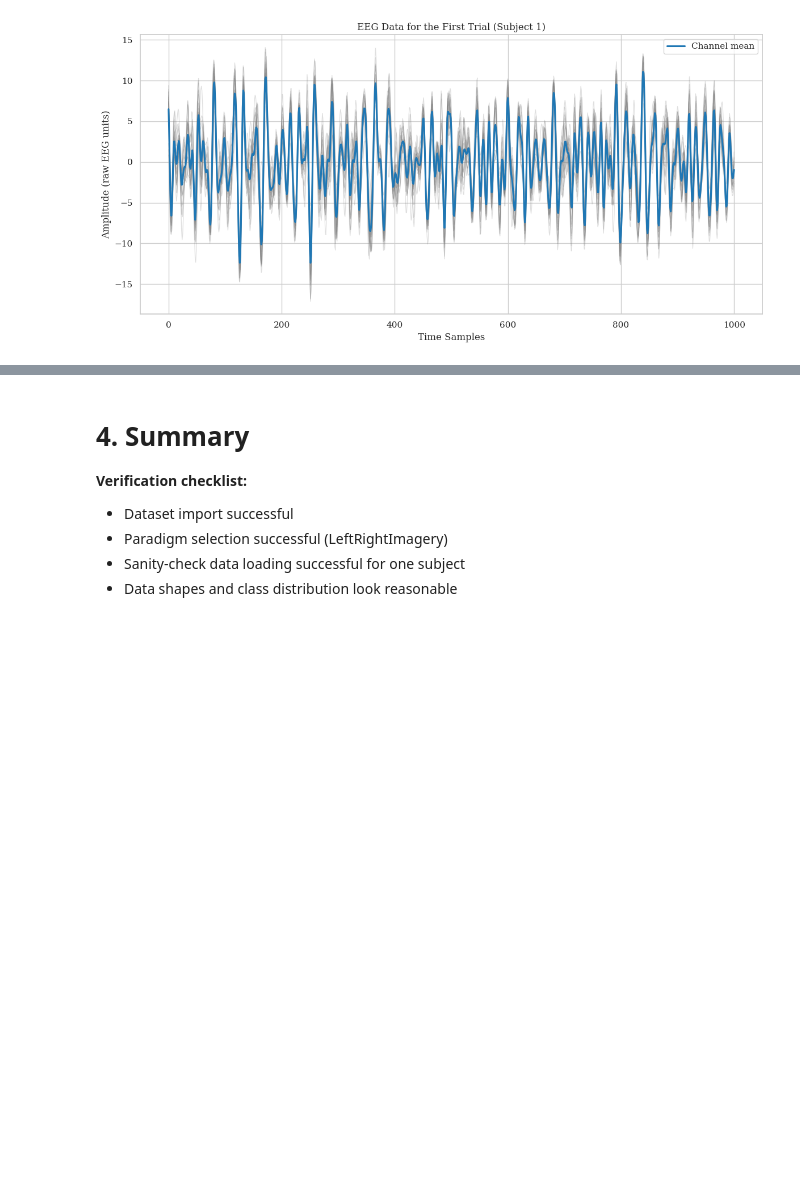
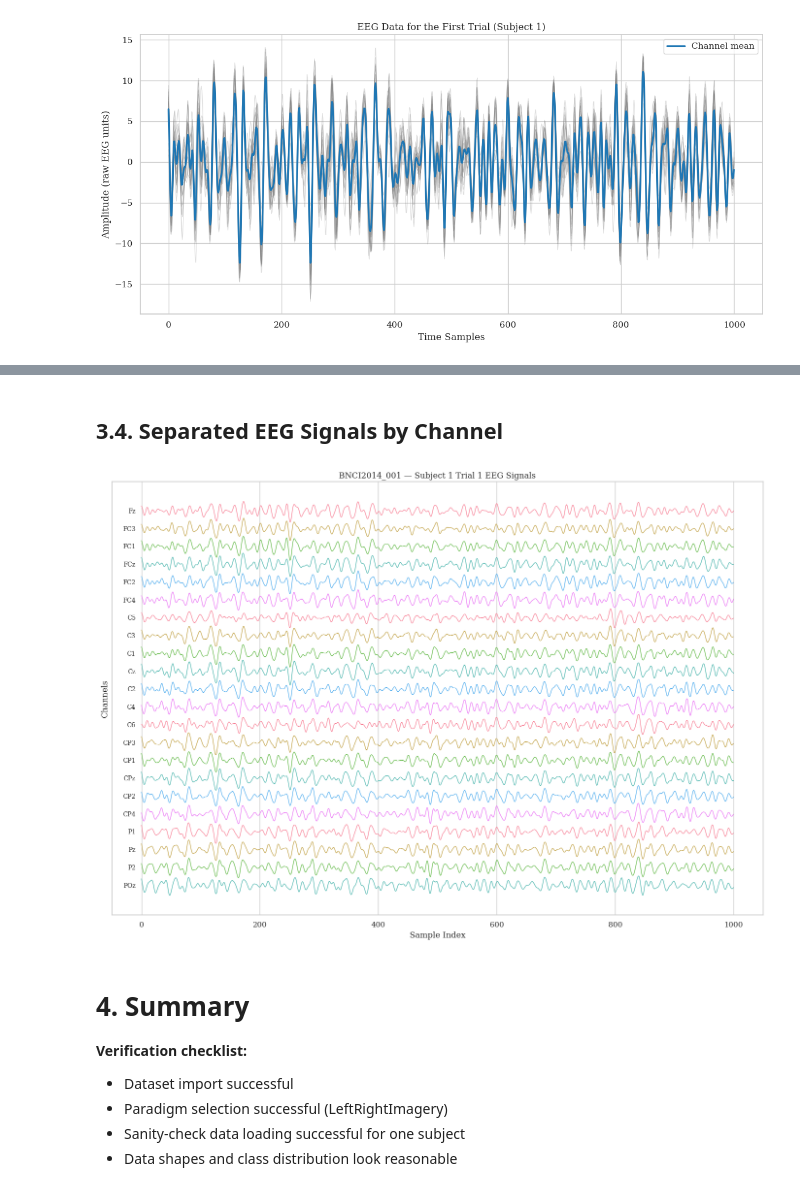
Before and after one commit to vadimegorov13/bci-inefficiency-analysis, a Jupyter notebook: src/01_dataset_check.ipynb, the cells around one changed output, grey strips where cells are left out. Cells and saved outputs as stored; diff of their text form; code cells hidden in the pictures; blank space fills up the shorter version.

```diff
--- a/src/01_dataset_check.ipynb
+++ b/src/01_dataset_check.ipynb
@@ -143,3 +177,40 @@ plt.show()
+# %% [markdown]
+## 3.4. Separated EEG Signals by Channel
+# %%
+import numpy as np
+import matplotlib.pyplot as plt
+
+EEG_CHANNELS_22 = [
+    "Fz",
+    "FC3", "FC1", "FCz", "FC2", "FC4",
+    "C5", "C3", "C1", "Cz", "C2", "C4", "C6",
+    "CP3", "CP1", "CPz", "CP2", "CP4",
+    "P1", "Pz", "P2",
+    "POz",
+]
+
+trial = X[0]  # Subject 1, Trial 1 assuming current notebook ordering
+assert trial.shape[0] == 22, f"Expected 22 EEG channels, got {trial.shape[0]}"
+
+n_channels, n_times = trial.shape
+time = np.arange(n_times)
+
+offset = 5 * np.std(trial)
+offsets = np.arange(n_channels)[::-1] * offset
+
+plt.figure(figsize=(14, 10))
+for i, ch_name in enumerate(EEG_CHANNELS_22):
+    plt.plot(time, trial[i] + offsets[i], linewidth=0.8)
+    plt.text(time[0] - 10, offsets[i], ch_name, va="center", ha="right", fontsize=9)
+
+plt.title("BNCI2014_001 — Subject 1 Trial 1 EEG Signals")
+plt.xlabel("Sample Index")
+plt.ylabel("Channels")
+plt.yticks([])
+plt.tight_layout()
+plt.show()
+# %% [output]
+[figure, added]
 # %% [markdown]
 # 4. Summary
 
```
Also changed, not shown: parts of 5 cells of this notebook.
